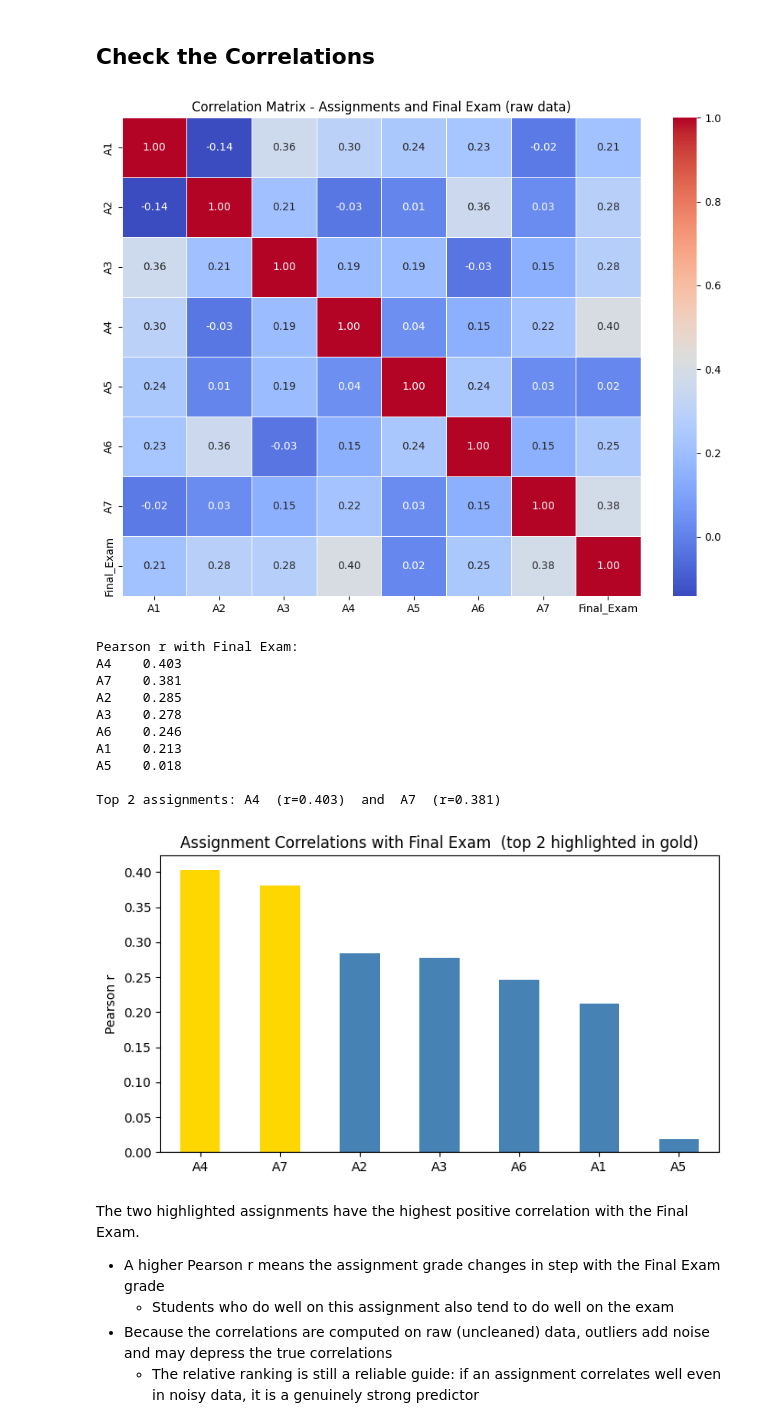
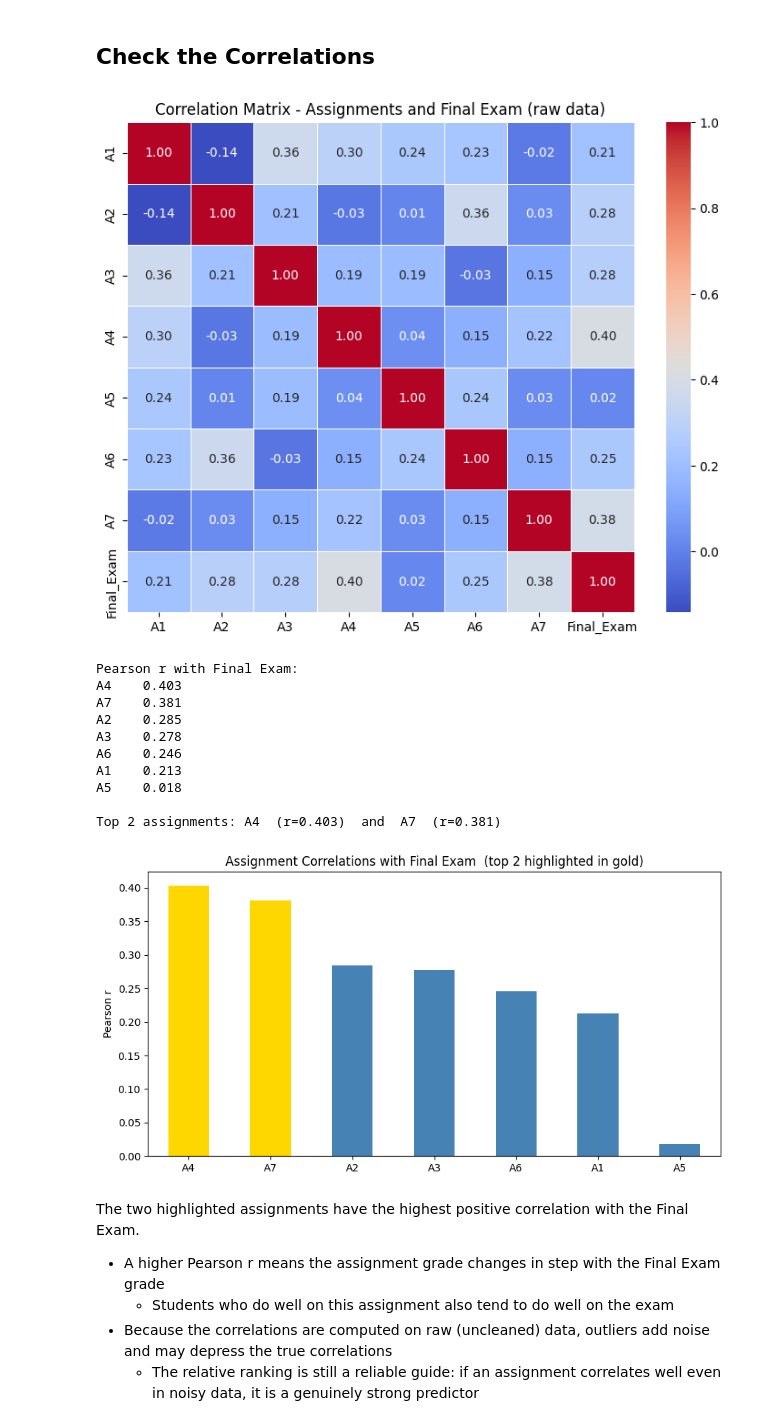
Before and after one commit to ChristianSantos2671/Santos_Christian_LabTask, a Jupyter notebook: LabTask02/LabTask02.ipynb, the cells around one changed output. Drawn from its saved outputs; the diff is of its cells as text; code cells hidden in the pictures.

```diff
--- a/LabTask02/LabTask02.ipynb
+++ b/LabTask02/LabTask02.ipynb
@@ -132,41 +132,49 @@ corr = df[grade_cols].corr()
 plt.figure(figsize=(9, 7))
 sns.heatmap(corr, annot=True, cmap='coolwarm', fmt='.2f', linewidths=0.5)
 plt.title('Correlation Matrix - Assignments and Final Exam (raw data)')
-plt.tight_layout()
 plt.show()
 # %% [output]
-[figure, old version]
+[figure, new version]
 # %%
+# Extract correlations with the Final Exam, remove its self-correlation, and sort from highest to lowest correlation
 final_corr = corr['Final_Exam'].drop('Final_Exam').sort_values(ascending=False)
 
+# Display the sorted Pearson r correlation coefficients
 print("Pearson r with Final Exam:")
 print(final_corr.round(3).to_string())
 
+# Identify the top 2 assignments with the highest correlation
 top2 = final_corr.head(2).index.tolist()
 col1, col2 = top2[0], top2[1]
+
+# Print the top 2 assignments and their specific correlation values
 print(f"\nTop 2 assignments: {col1}  (r={final_corr[col1]:.3f})  and  {col2}  (r={final_corr[col2]:.3f})")
 
 colors = ['gold' if c in top2 else 'steelblue' for c in final_corr.index]
-plt.figure(figsize=(7, 4))
+
+plt.figure(figsize=(10, 5))
+
 final_corr.plot(kind='bar', color=colors)
+
+# Add plot labels
 plt.title('Assignment Correlations with Final Exam  (top 2 highlighted in gold)')
 plt.ylabel('Pearson r')
 plt.axhline(0, color='black', linewidth=0.8)
+
 plt.xticks(rotation=0)
-plt.tight_layout()
 plt.show()
 # %% [output]
 Pearson r with Final Exam:
 A4    0.403
 A7    0.381
 A2    0.285
 A3    0.278
 A6    0.246
 A1    0.213
 A5    0.018
 
 Top 2 assignments: A4  (r=0.403)  and  A7  (r=0.381)
-[figure, old version]
+[figure, new version]
 # %% [markdown]
 The two highlighted assignments have the highest positive correlation with the Final Exam.
 
```
Also changed, not shown: parts of 11 cells of this notebook.
